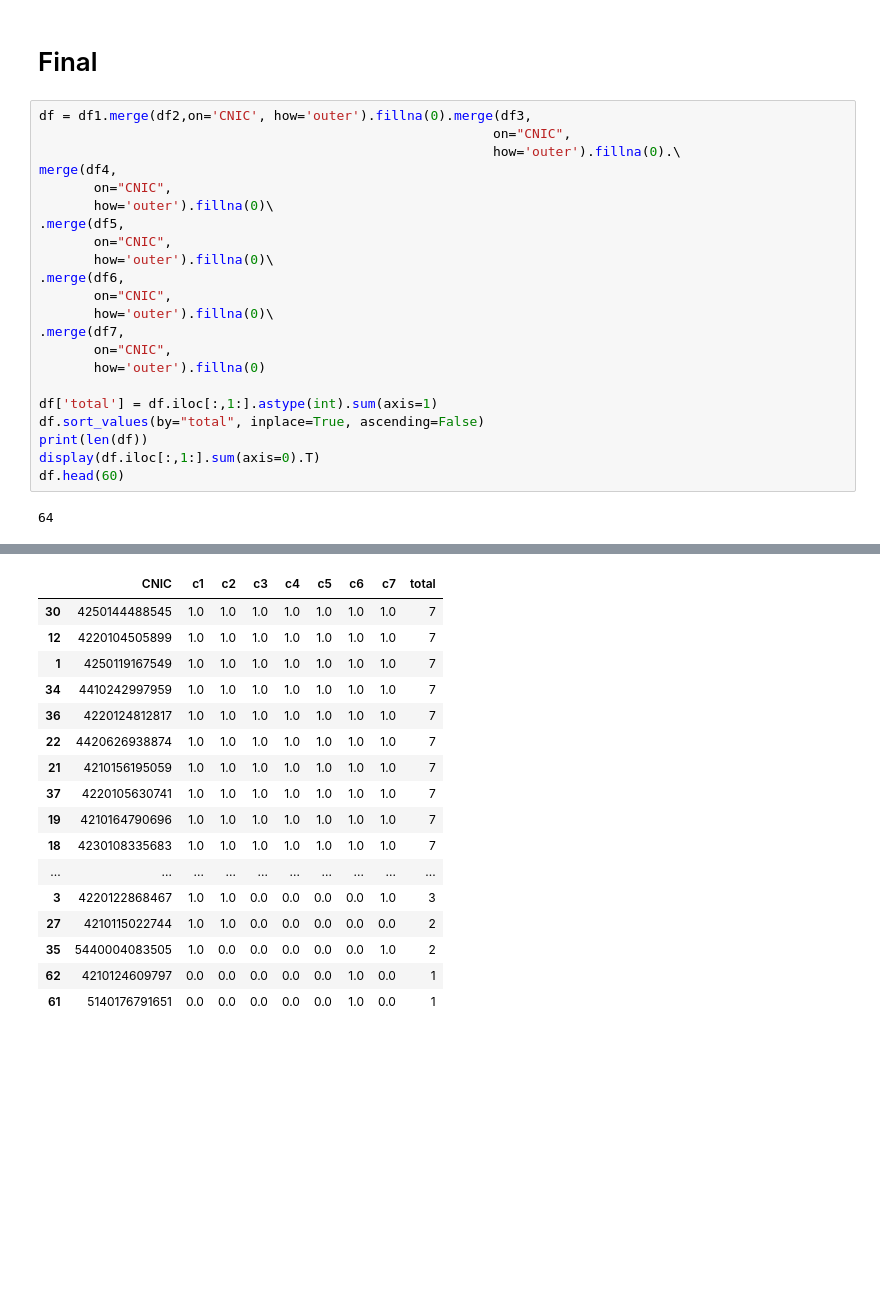
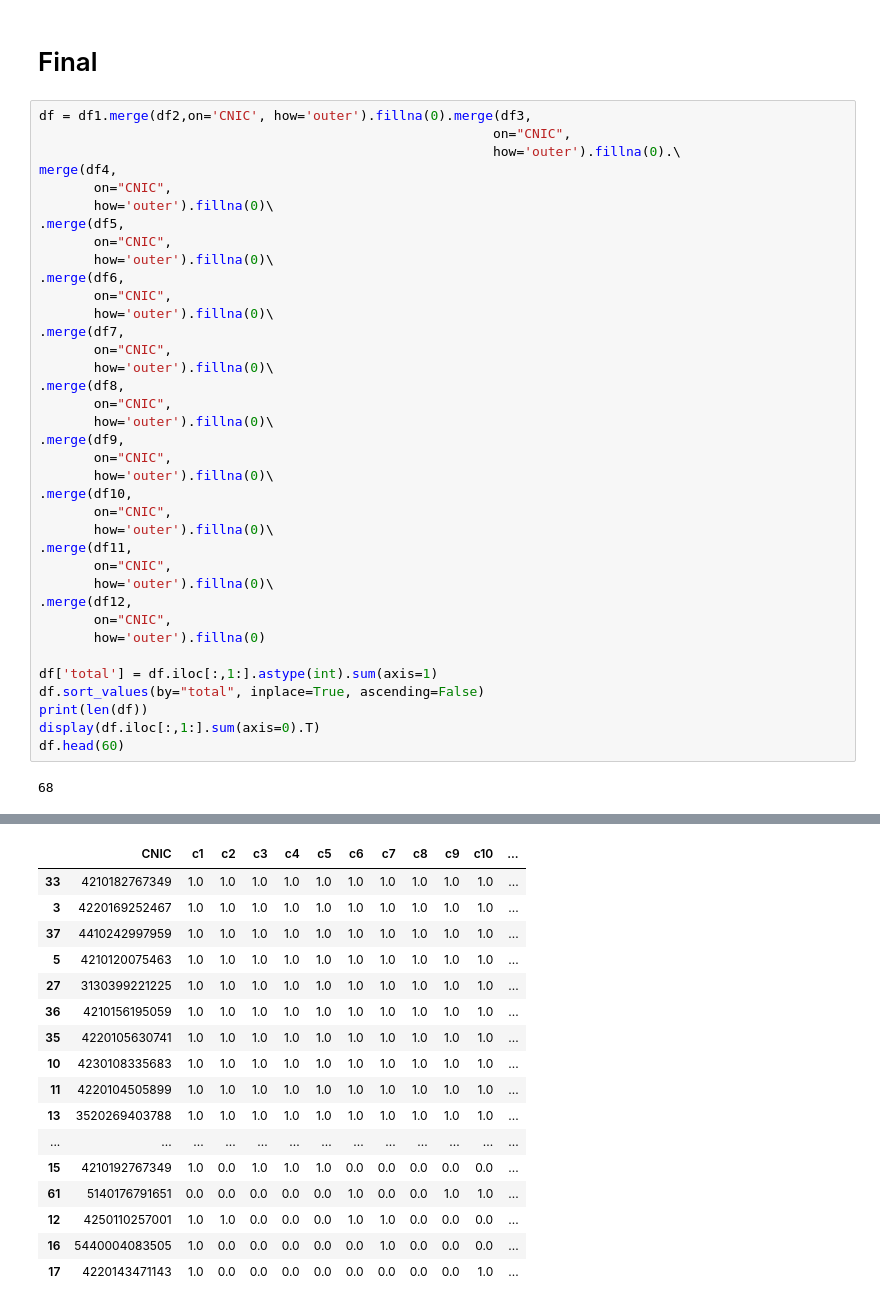
Before and after one commit to EnggQasim/NED_ML_batch3, a Jupyter notebook: attendance.ipynb, the cells around one changed output, grey strips where cells are left out. Drawn from its saved outputs; the diff is of its cells as text; blank space fills up the shorter version.

```diff
--- a/attendance.ipynb
+++ b/attendance.ipynb
@@ -1214,6 +2180,21 @@ merge(df4,
        how='outer').fillna(0)\
 .merge(df7,
        on="CNIC",
+       how='outer').fillna(0)\
+.merge(df8,
+       on="CNIC",
+       how='outer').fillna(0)\
+.merge(df9,
+       on="CNIC",
+       how='outer').fillna(0)\
+.merge(df10,
+       on="CNIC",
+       how='outer').fillna(0)\
+.merge(df11,
+       on="CNIC",
+       how='outer').fillna(0)\
+.merge(df12,
+       on="CNIC",
        how='outer').fillna(0)
 
 df['total'] = df.iloc[:,1:].astype(int).sum(axis=1)
@@ -1222,7 +2203,7 @@ print(len(df))
 display(df.iloc[:,1:].sum(axis=0).T)
 df.head(60)
 # %% [output]
-64
+68
 c1        39.0
 c2        43.0
 c3        46.0
@@ -1234,18 +2220,18 @@ total    319.0
 dtype: float64
-|  | CNIC | c1 | c2 | c3 | c4 | c5 | c6 | c7 | total |
-| 30 | 4250144488545 | 1.0 | 1.0 | 1.0 | 1.0 | 1.0 | 1.0 | 1.0 | 7 |
-| 12 | 4220104505899 | 1.0 | 1.0 | 1.0 | 1.0 | 1.0 | 1.0 | 1.0 | 7 |
-| 1 | 4250119167549 | 1.0 | 1.0 | 1.0 | 1.0 | 1.0 | 1.0 | 1.0 | 7 |
-| 34 | 4410242997959 | 1.0 | 1.0 | 1.0 | 1.0 | 1.0 | 1.0 | 1.0 | 7 |
-| 36 | 4220124812817 | 1.0 | 1.0 | 1.0 | 1.0 | 1.0 | 1.0 | 1.0 | 7 |
-| 22 | 4420626938874 | 1.0 | 1.0 | 1.0 | 1.0 | 1.0 | 1.0 | 1.0 | 7 |
-| 21 | 4210156195059 | 1.0 | 1.0 | 1.0 | 1.0 | 1.0 | 1.0 | 1.0 | 7 |
-| 37 | 4220105630741 | 1.0 | 1.0 | 1.0 | 1.0 | 1.0 | 1.0 | 1.0 | 7 |
-| 19 | 4210164790696 | 1.0 | 1.0 | 1.0 | 1.0 | 1.0 | 1.0 | 1.0 | 7 |
-| 18 | 4230108335683 | 1.0 | 1.0 | 1.0 | 1.0 | 1.0 | 1.0 | 1.0 | 7 |
-| ... | ... | ... | ... | ... | ... | ... | ... | ... | ... |
-| 3 | 4220122868467 | 1.0 | 1.0 | 0.0 | 0.0 | 0.0 | 0.0 | 1.0 | 3 |
-| 27 | 4210115022744 | 1.0 | 1.0 | 0.0 | 0.0 | 0.0 | 0.0 | 0.0 | 2 |
-| 35 | 5440004083505 | 1.0 | 0.0 | 0.0 | 0.0 | 0.0 | 0.0 | 1.0 | 2 |
-| 62 | 4210124609797 | 0.0 | 0.0 | 0.0 | 0.0 | 0.0 | 1.0 | 0.0 | 1 |
-| 61 | 5140176791651 | 0.0 | 0.0 | 0.0 | 0.0 | 0.0 | 1.0 | 0.0 | 1 |
+|  | CNIC | c1 | c2 | c3 | c4 | c5 | c6 | c7 | c8 | c9 | c10 | ... |
+| 33 | 4210182767349 | 1.0 | 1.0 | 1.0 | 1.0 | 1.0 | 1.0 | 1.0 | 1.0 | 1.0 | 1.0 | ... |
+| 3 | 4220169252467 | 1.0 | 1.0 | 1.0 | 1.0 | 1.0 | 1.0 | 1.0 | 1.0 | 1.0 | 1.0 | ... |
+| 37 | 4410242997959 | 1.0 | 1.0 | 1.0 | 1.0 | 1.0 | 1.0 | 1.0 | 1.0 | 1.0 | 1.0 | ... |
+| 5 | 4210120075463 | 1.0 | 1.0 | 1.0 | 1.0 | 1.0 | 1.0 | 1.0 | 1.0 | 1.0 | 1.0 | ... |
+| 27 | 3130399221225 | 1.0 | 1.0 | 1.0 | 1.0 | 1.0 | 1.0 | 1.0 | 1.0 | 1.0 | 1.0 | ... |
+| 36 | 4210156195059 | 1.0 | 1.0 | 1.0 | 1.0 | 1.0 | 1.0 | 1.0 | 1.0 | 1.0 | 1.0 | ... |
+| 35 | 4220105630741 | 1.0 | 1.0 | 1.0 | 1.0 | 1.0 | 1.0 | 1.0 | 1.0 | 1.0 | 1.0 | ... |
+| 10 | 4230108335683 | 1.0 | 1.0 | 1.0 | 1.0 | 1.0 | 1.0 | 1.0 | 1.0 | 1.0 | 1.0 | ... |
+| 11 | 4220104505899 | 1.0 | 1.0 | 1.0 | 1.0 | 1.0 | 1.0 | 1.0 | 1.0 | 1.0 | 1.0 | ... |
+| 13 | 3520269403788 | 1.0 | 1.0 | 1.0 | 1.0 | 1.0 | 1.0 | 1.0 | 1.0 | 1.0 | 1.0 | ... |
+| ... | ... | ... | ... | ... | ... | ... | ... | ... | ... | ... | ... | ... |
+| 15 | 4210192767349 | 1.0 | 0.0 | 1.0 | 1.0 | 1.0 | 0.0 | 0.0 | 0.0 | 0.0 | 0.0 | ... |
+| 61 | 5140176791651 | 0.0 | 0.0 | 0.0 | 0.0 | 0.0 | 1.0 | 0.0 | 0.0 | 1.0 | 1.0 | ... |
+| 12 | 4250110257001 | 1.0 | 1.0 | 0.0 | 0.0 | 0.0 | 1.0 | 1.0 | 0.0 | 0.0 | 0.0 | ... |
+| 16 | 5440004083505 | 1.0 | 0.0 | 0.0 | 0.0 | 0.0 | 0.0 | 1.0 | 0.0 | 0.0 | 0.0 | ... |
+| 17 | 4220143471143 | 1.0 | 0.0 | 0.0 | 0.0 | 0.0 | 0.0 | 0.0 | 0.0 | 0.0 | 1.0 | ... |
```
Also changed, not shown: parts of 15 cells of this notebook, 2 other files.
